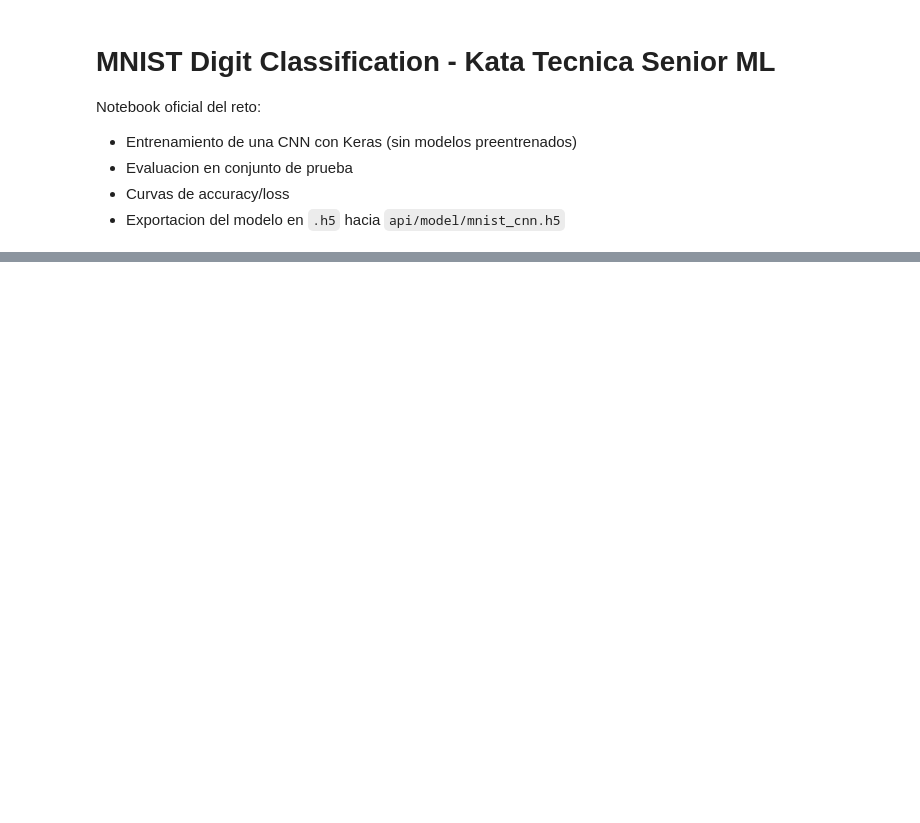
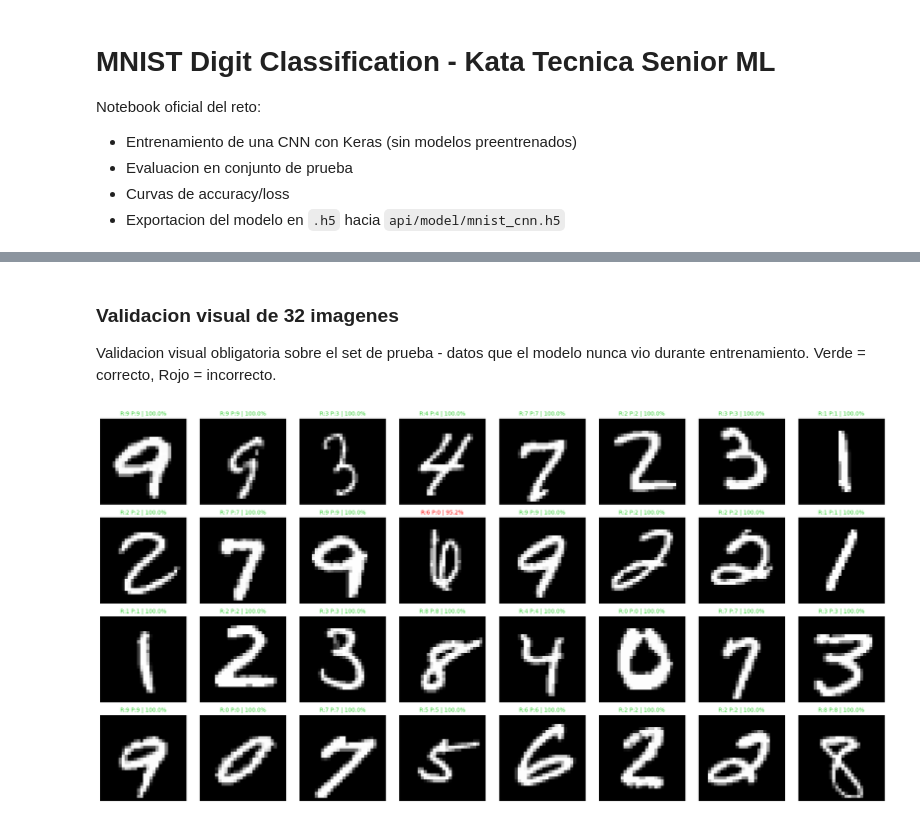
Before and after one commit to Juancho2406/kata-senior-ml, a Jupyter notebook: notebook/mnist_classifier.ipynb, the cells around one changed output, grey strips where cells are left out. Cells and saved outputs as stored; diff of their text form; code cells hidden in the pictures; blank space fills up the shorter version.

```diff
--- a/notebook/mnist_classifier.ipynb
+++ b/notebook/mnist_classifier.ipynb
@@ -140,3 +281,42 @@ plt.show()
+# %% [markdown]
+### Validacion visual de 32 imagenes
+
+Validacion visual obligatoria sobre el set de prueba - datos que el modelo nunca vio durante entrenamiento. Verde = correcto, Rojo = incorrecto.
+# %%
+# Validacion visual (32 imagenes del set de prueba)
+num_samples = 32
+indices = np.random.choice(len(X_test), size=num_samples, replace=False)
+
+x_batch = X_test[indices]
+y_true_batch = y_test_raw[indices]
+
+proba_batch = model.predict(x_batch, verbose=0)
+y_pred_batch = np.argmax(proba_batch, axis=1)
+conf_batch = np.max(proba_batch, axis=1)
+
+fig, axes = plt.subplots(4, 8, figsize=(20, 10))
+axes = axes.flatten()
+
+for i, ax in enumerate(axes):
+    img = np.squeeze(x_batch[i], axis=-1)
+    real = int(y_true_batch[i])
+    pred = int(y_pred_batch[i])
+    conf = float(conf_batch[i] * 100)
+    ok = real == pred
+
+    ax.imshow(img, cmap="gray")
+    ax.set_title(
+        f"R:{real} P:{pred} | {conf:.1f}%",
+        color=("limegreen" if ok else "red"),
+        fontsize=10,
+    )
+    ax.axis("off")
+
+plt.tight_layout()
+plt.savefig("api/model/validacion_32_imagenes.png", dpi=140, bbox_inches="tight")
+plt.show()
+# %% [output]
+[figure, added]
 # %%
 # Exportacion final (.h5) alineada con la API
 MODEL_PATH = "api/model/mnist_cnn.h5"
```
Also changed, not shown: parts of 8 cells of this notebook, 8 other files.
